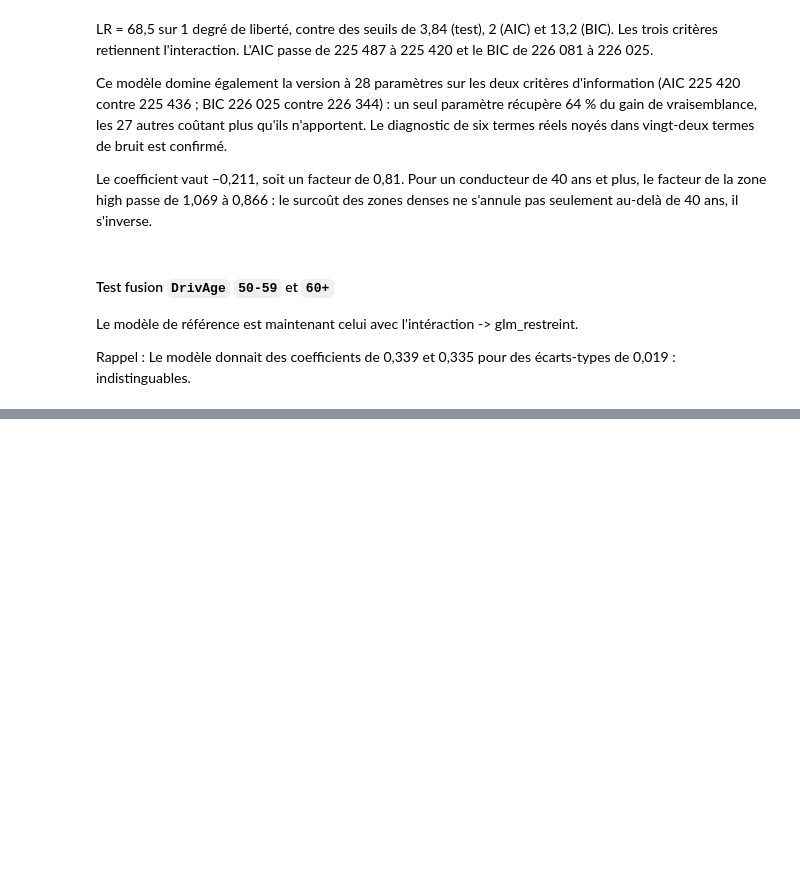
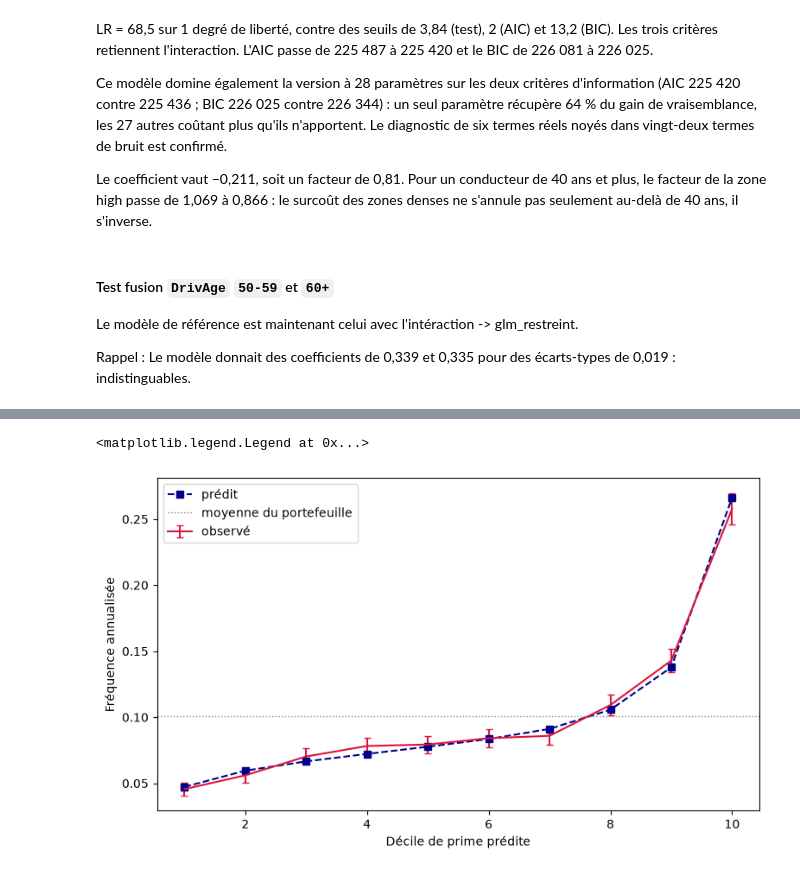
Before and after one commit to Charlesptrd/pricing-glm-vs-ml, a Jupyter notebook: notebooks/02_glm_frequence.ipynb, the cells around one changed output, grey strips where cells are left out. Drawn from its saved outputs; the diff is of its cells as text; code cells hidden in the pictures; blank space fills up the shorter version.

```diff
--- a/notebooks/02_glm_frequence.ipynb
+++ b/notebooks/02_glm_frequence.ipynb
@@ -539,0 +662,15 @@ La fusion en 50+ est adoptée est donc adoptée.
+# %%
+GROUPES_POWER = {"4": "4", "5": "5-6", "6": "5-6", "7": "7", "8": "8", "9": "9-10", "10": "9-10", "11": "11+", "12+": "11+"}
+
+train_prep["vehpower_grp_3"] = train_prep["VehPower"].astype(str).replace(GROUPES_POWER)
+test_prep["vehpower_grp_3"] = test_prep["VehPower"].astype(str).replace(GROUPES_POWER)
+
+vehpower3_freq_formula = ("ClaimNb ~ C(age_grp2, Treatment('30-39')) + C(bm_grp, Treatment('50'))"
+        " + C(dens_grp, Treatment('medium')) + C(vehage_grp, Treatment('5-10'))"
+        " + C(VehGas, Treatment('Regular')) + C(vehpower_grp_3, Treatment('5-6'))"
+        " + C(VehBrand, Treatment('B12')) + C(Region, Treatment('R24'))"
+         " + age40p:dense")
+
+glm_vehpower3 = smf.glm(vehpower3_freq_formula, data=train_prep,family=sm.families.Poisson(),offset=offset_train).fit()
+
+comparer_modeles_glm(glm_reference, glm_vehpower3, alpha=0.05)
@@ -539,0 +700,14 @@ La fusion en 50+ est adoptée est donc adoptée.
+# %%
+formule_final_freq = ("ClaimNb ~ C(age_grp2, Treatment('30-39')) + C(bm_grp, Treatment('50'))"
+        " + C(dens_grp, Treatment('medium')) + C(vehage_grp, Treatment('5-10'))"
+        " + C(VehGas, Treatment('Regular')) + C(vehpower_grp_2, Treatment('5-6'))"
+        " + C(VehBrand, Treatment('B12')) + C(Region, Treatment('R24'))"
+         " + age40p:dense")
+
+glm_poisson_final = smf.glm(formule_final_freq, data=train_prep,family=sm.families.Poisson(),offset=offset_train).fit()
+
+start = np.append(glm_poisson_final.params.to_numpy(), np.log(1.5))
+
+glm_nb_final = smf.negativebinomial(formule_final_freq, data=train_prep, offset=offset_train,loglike_method="nb2").fit(start_params=start , maxiter=200, disp=1)
+
+print(glm_nb_final.summary())
@@ -539,0 +779,14 @@ La fusion en 50+ est adoptée est donc adoptée.
+# %%
+t = lift_table(glm_poisson_final, test_prep)
+
+fig, ax = plt.subplots(figsize=(9, 5))
+x = range(1, len(t) + 1)
+ax.errorbar(x, t["observe"], yerr=1.96 * t["sigma"], color="crimson", capsize=3, label="observé")
+ax.plot(x, t["predit"], "s--",color="darkblue", label="prédit")
+ax.axhline(t["sinistres"].sum() / t["exposition"].sum(), ls=":", color="gray", lw=1, label="moyenne du portefeuille")
+ax.set_xlabel("Décile de prime prédite")
+ax.set_ylabel("Fréquence annualisée")
+ax.legend()
+# %% [output]
+<matplotlib.legend.Legend at 0x...>
+[figure, added]
```
Also changed, not shown: parts of 27 cells of this notebook, 2 other files.
